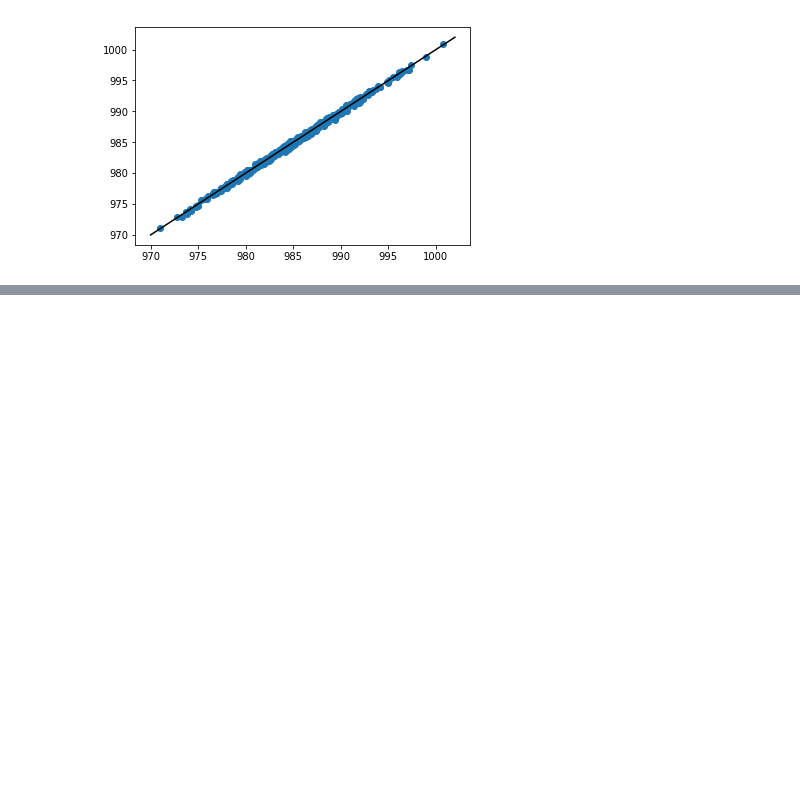
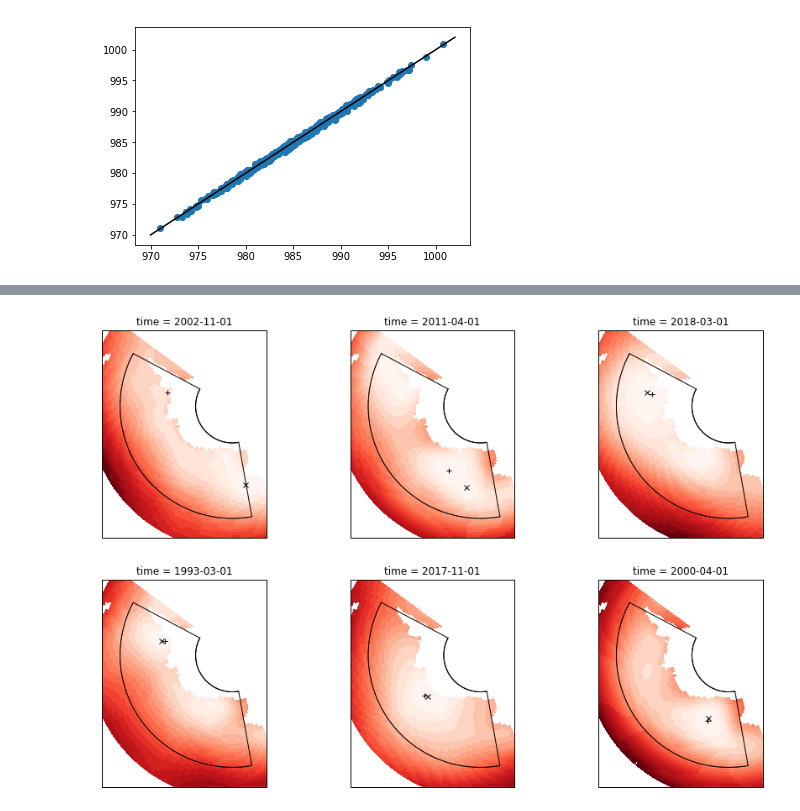
Before and after one commit to scotthosking/amundsen-sea-low-index, a Jupyter notebook: v3/compare_asl_indices.ipynb, the cells around one changed output, grey strips where cells are left out. Saved outputs shown, nothing was run; the diff lists cells and outputs as text; code cells hidden in the pictures; blank space fills up the shorter version.

```diff
--- a/v3/compare_asl_indices.ipynb
+++ b/v3/compare_asl_indices.ipynb
@@ -143,0 +108,3 @@ Coordinates:
+# %%
+df_lat_sort = df.sort_values('lat_diff', axis=0, ascending=False).reset_index(drop=True)
+df_lat_sort.iloc[0:6]
@@ -185,0 +182,28 @@ plt.plot(df1['lon3'], df1['lat3'], 'k+', transform=ccrs.PlateCarree() )
+# %%
+# plots sorted by difference in latitude
+
+plt.figure(figsize=(15,10))
+
+for i in range(0,6):
+
+    df1 = df_lat_sort.iloc[i]
+    da1 = da_mask.sel(time=df1.time+'T00:00:00.000000000')
+
+    ax = plt.subplot( 2,3,i+1,
+                        projection=ccrs.Stereographic(central_longitude=0.,
+                                                      central_latitude=-90.) )
+
+    ax.set_extent([165,305,-85,-55], ccrs.PlateCarree())
+
+    result = da1.plot.pcolormesh('longitude', 'latitude', cmap='Reds',
+                                        transform=ccrs.PlateCarree(),
+                                        add_colorbar=False,
+                                        levels=np.linspace(np.nanmin(da1.values), np.nanmax(da1.values), 20) )
+
+    asl_region = {'west':170., 'east':298., 'south':-80., 'north':-60.}
+    draw_regional_box(asl_region)
+
+    plt.plot(df1['lon2'], df1['lat2'], 'kx', transform=ccrs.PlateCarree() )
+    plt.plot(df1['lon3'], df1['lat3'], 'k+', transform=ccrs.PlateCarree() )
+# %% [output]
+[figure, added]
```
Also changed, not shown: parts of 20 cells of this notebook, 5 other files.
